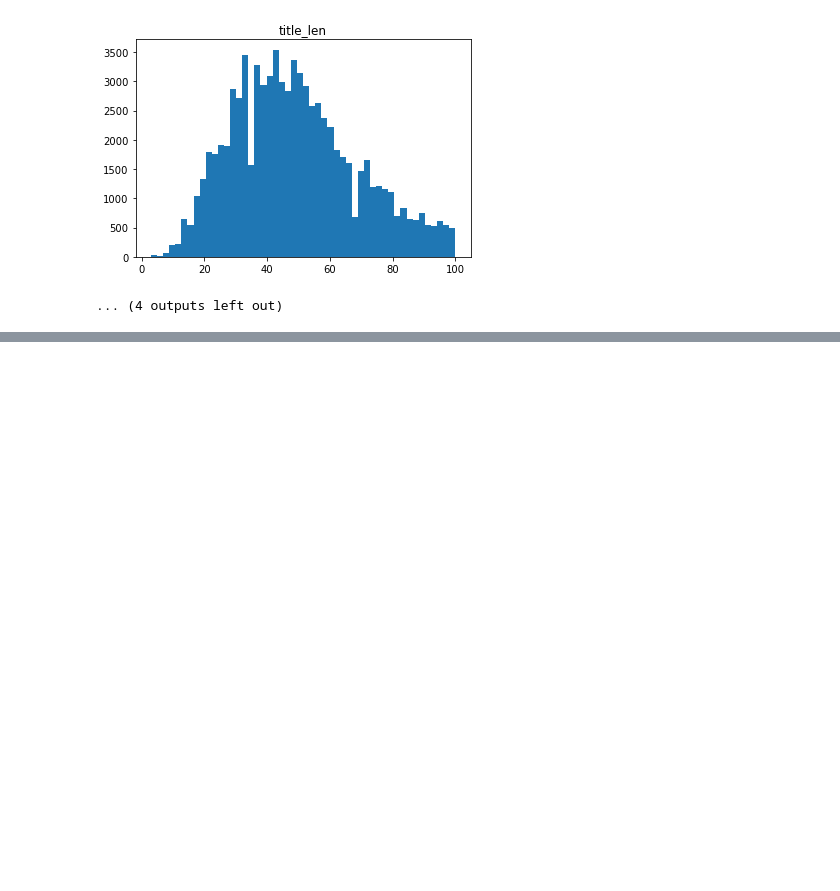
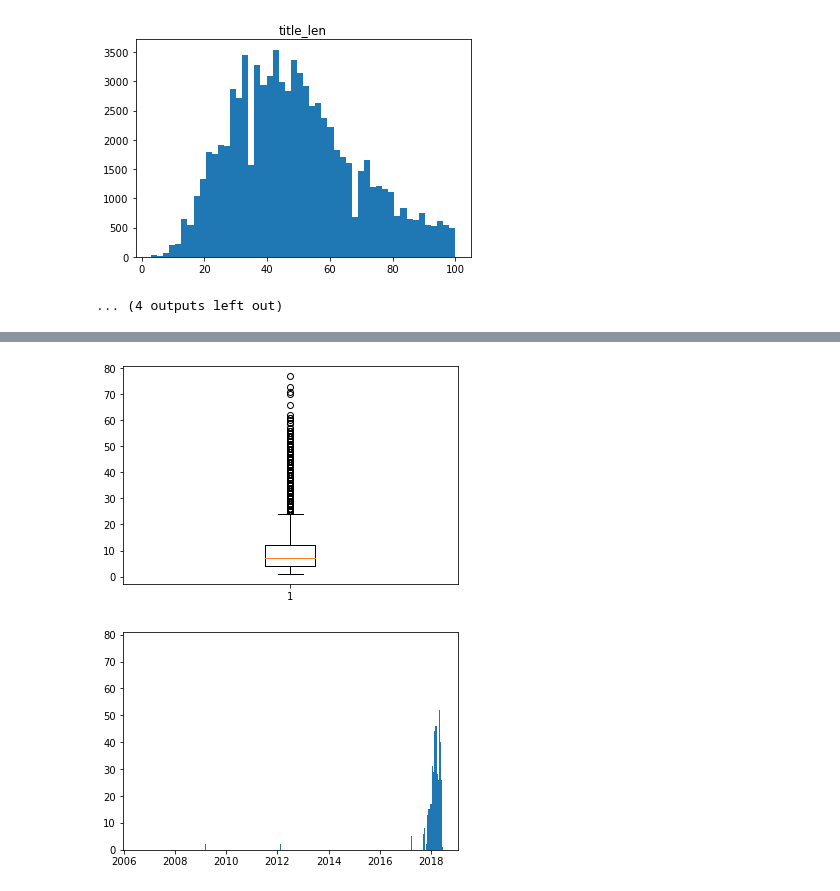
Before and after one commit to DominikKossinski/PED, a Jupyter notebook: ped.ipynb, the cells around one changed output, grey strips where cells are left out. Drawn from its saved outputs; the diff is of its cells as text; code cells hidden in the pictures; blank space fills up the shorter version.

```diff
--- a/ped.ipynb
+++ b/ped.ipynb
@@ -753,0 +823,5 @@ w trending znacznie spada.
+# %%
+publish_time_counts = videos["publish_time"].value_counts()
+publish_time_counts = publish_time_counts.rename_axis("publish_time").reset_index(name="count")
+
+publish_time_counts.describe()
@@ -753,0 +838,8 @@ w trending znacznie spada.
+# %%
+print(publish_time_counts)
+plt.boxplot(publish_time_counts["count"])
+plt.show()
+# 2017-12-25T20:21:57.000Z
+plt.bar(pd.to_datetime(publish_time_counts["publish_time"], format="%Y-%m-%dT%H:%M:%S.%fZ"), publish_time_counts["count"])
+plt.show()
+# %% [output]
@@ -753,0 +860,2 @@ w trending znacznie spada.
+[figure, added]
+[figure, added]
```
Also changed, not shown: parts of 22 cells of this notebook.
